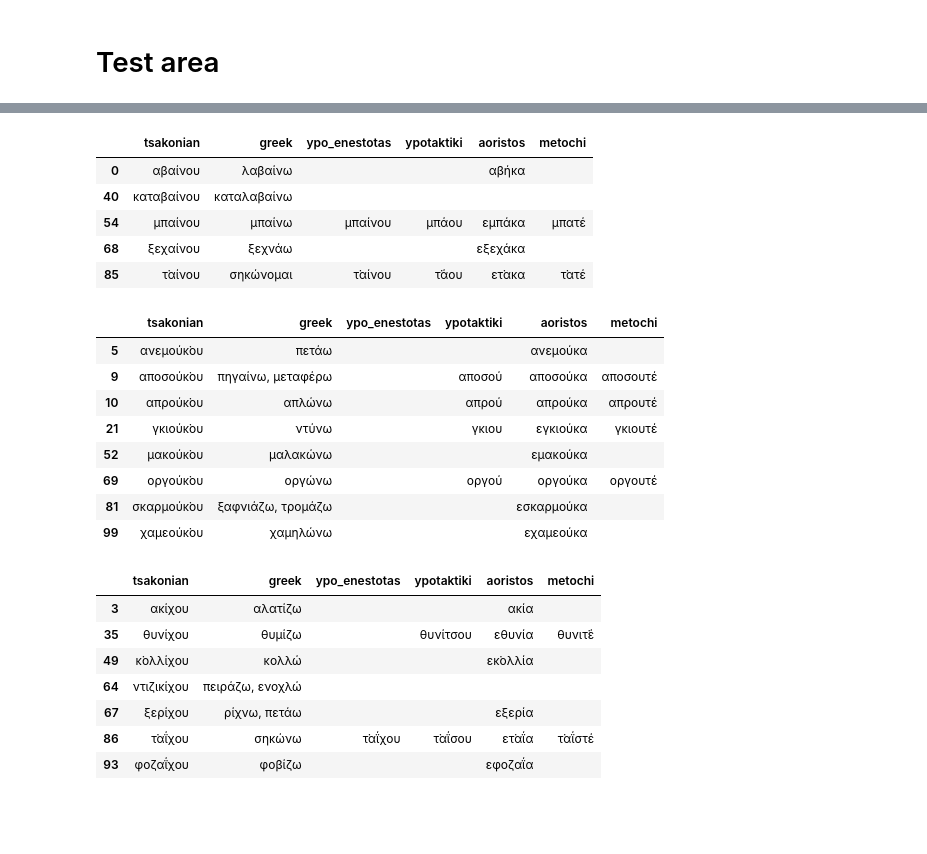
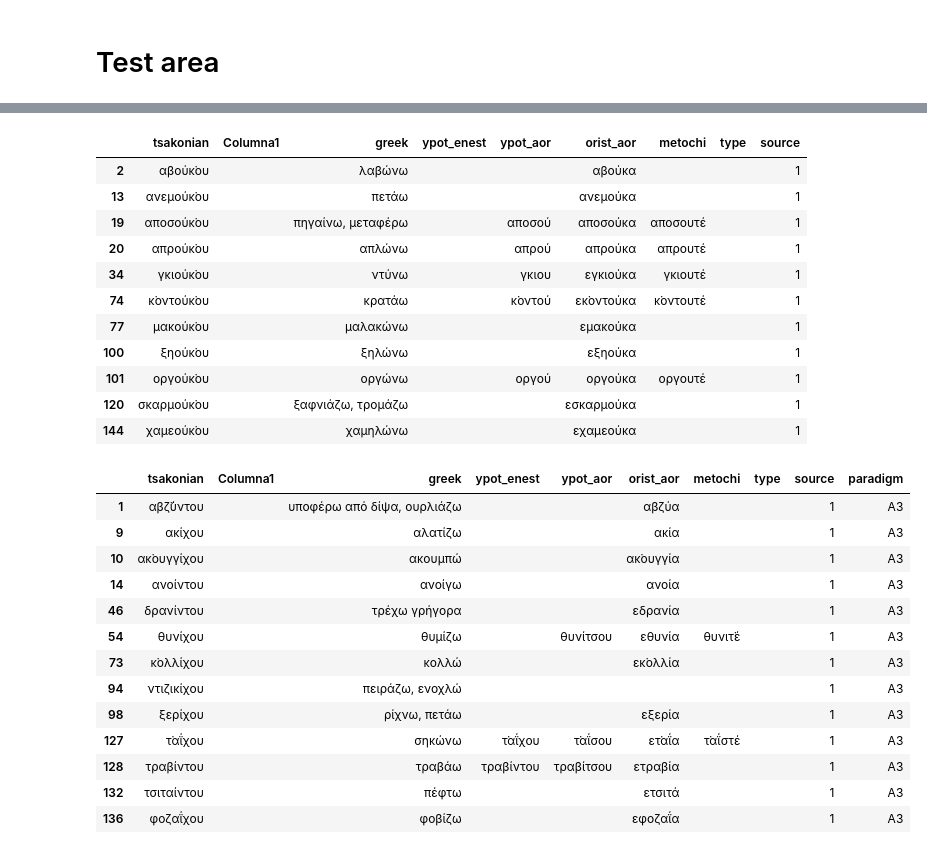
Before and after one commit to jgchaparro/TsakonianDB, a Jupyter notebook: TsakonianDB/tsakonian_db_compiler.ipynb, the cells around one changed output, grey strips where cells are left out. Saved outputs shown, nothing was run; the diff lists cells and outputs as text; code cells hidden in the pictures; blank space fills up the shorter version.

```diff
--- a/TsakonianDB/tsakonian_db_compiler.ipynb
+++ b/TsakonianDB/tsakonian_db_compiler.ipynb
@@ -104,41 +104,49 @@ df.head()
-# %%
-# -αίνου, =, -άου, (ε)-άκα
-ending = 'αίνου'
-df[df['tsakonian'].str.endswith(ending)]
-# %% [output]
-|  | tsakonian | greek | ypo_enestotas | ypotaktiki | aoristos | metochi |
-| 0 | αβαίνου | λαβαίνω |  |  | αβήκα |  |
-| 40 | καταβαίνου | καταλαβαίνω |  |  |  |  |
-| 54 | μπαίνου | μπαίνω | μπαίνου | μπάου | εμπάκα | μπατέ |
-| 68 | ξεχαίνου | ξεχνάω |  |  | εξεχάκα |  |
-| 85 | τ̇αίνου | σηκώνομαι | τ̇αίνου | τ̇άου | ετ̇ακα | τ̇ατέ |
 # %%
 # -ούκ̇ου, ?, -ού, (ε)-ούκα
 ending = 'ούκ̇ου'
-df[df['tsakonian'].str.endswith(ending)]
+paradigm = 'Α2'
+add = True
+display(df[df['tsakonian'].str.endswith(ending)])
+
+if add:
+    df.loc[df['tsakonian'].str.endswith(ending), 'paradigm'] = paradigm
 # %% [output]
-|  | tsakonian | greek | ypo_enestotas | ypotaktiki | aoristos | metochi |
-| 5 | ανεμούκ̇ου | πετάω |  |  | ανεμούκα |  |
-| 9 | αποσούκ̇ου | πηγαίνω, μεταφέρω |  | αποσού | αποσούκα | αποσουτέ |
-| 10 | απρούκ̇ου | απλώνω |  | απρού | απρούκα | απρουτέ |
-| 21 | γκιούκ̇ου | ντύνω |  | γκιου | εγκιούκα | γκιουτέ |
-| 52 | μακούκ̇ου | μαλακώνω |  |  | εμακούκα |  |
-| 69 | οργούκ̇ου | οργώνω |  | οργού | οργούκα | οργουτέ |
-| 81 | σκαρμούκ̇ου | ξαφνιάζω, τρομάζω |  |  | εσκαρμούκα |  |
-| 99 | χαμεούκ̇ου | χαμηλώνω |  |  | εχαμεούκα |  |
+|  | tsakonian | Columna1 | greek | ypot_enest | ypot_aor | orist_aor | metochi | type | source |
+| 2 | αβούκ̇ου |  | λαβώνω |  |  | αβούκα |  |  | 1 |
+| 13 | ανεμούκ̇ου |  | πετάω |  |  | ανεμούκα |  |  | 1 |
+| 19 | αποσούκ̇ου |  | πηγαίνω, μεταφέρω |  | αποσού | αποσούκα | αποσουτέ |  | 1 |
+| 20 | απρούκ̇ου |  | απλώνω |  | απρού | απρούκα | απρουτέ |  | 1 |
+| 34 | γκιούκ̇ου |  | ντύνω |  | γκιου | εγκιούκα | γκιουτέ |  | 1 |
+| 74 | κ̇οντούκ̇ου |  | κρατάω |  | κ̇οντού | εκ̇οντούκα | κ̇οντουτέ |  | 1 |
+| 77 | μακούκ̇ου |  | μαλακώνω |  |  | εμακούκα |  |  | 1 |
+| 100 | ξηούκ̇ου |  | ξηλώνω |  |  | εξηούκα |  |  | 1 |
+| 101 | οργούκ̇ου |  | οργώνω |  | οργού | οργούκα | οργουτέ |  | 1 |
+| 120 | σκαρμούκ̇ου |  | ξαφνιάζω, τρομάζω |  |  | εσκαρμούκα |  |  | 1 |
+| 144 | χαμεούκ̇ου |  | χαμηλώνω |  |  | εχαμεούκα |  |  | 1 |
 # %%
 # -ίχου, =?, ?, (ε)-ία
-ending = ('ίχου', 'ΐχου')
-df[df['tsakonian'].str.endswith(ending)]
+ending = ('ίχου', 'ΐχου', 'ντου')
+paradigm = 'Α3'
+add = True
+display(df[df['tsakonian'].str.endswith(ending)])
+
+if add:
+    df.loc[df['tsakonian'].str.endswith(ending), 'paradigm'] = paradigm
 # %% [output]
-|  | tsakonian | greek | ypo_enestotas | ypotaktiki | aoristos | metochi |
-| 3 | ακίχου | αλατίζω |  |  | ακία |  |
-| 35 | θυνίχου | θυμίζω |  | θυνίτσου | εθυνία | θυνιτ̇έ |
-| 49 | κ̇ολλίχου | κολλώ |  |  | εκ̇ολλία |  |
-| 64 | ντιζικίχου | πειράζω, ενοχλώ |  |  |  |  |
-| 67 | ξερίχου | ρίχνω, πετάω |  |  | εξερία |  |
-| 86 | τ̇αΐχου | σηκώνω | τ̇αΐχου | τ̇αΐσου | ετ̇αΐα | τ̇αΐστέ |
-| 93 | φοζαΐχου | φοβίζω |  |  | εφοζαΐα |  |
+|  | tsakonian | Columna1 | greek | ypot_enest | ypot_aor | orist_aor | metochi | type | source | paradigm |
+| 1 | αβζ̌ύντου |  | υποφέρω από δίψα, ουρλιάζω |  |  | αβζύα |  |  | 1 | Α3 |
+| 9 | ακίχου |  | αλατίζω |  |  | ακία |  |  | 1 | Α3 |
+| 10 | ακ̇ουγγίχου |  | ακουμπώ |  |  | ακ̇ουγγία |  |  | 1 | Α3 |
+| 14 | ανοίντου |  | ανοίγω |  |  | ανοία |  |  | 1 | Α3 |
+| 46 | δρανίντου |  | τρέχω γρήγορα |  |  | εδρανία |  |  | 1 | Α3 |
+| 54 | θυνίχου |  | θυμίζω |  | θυνίτσου | εθυνία | θυνιτ̇έ |  | 1 | Α3 |
+| 73 | κ̇ολλίχου |  | κολλώ |  |  | εκ̇ολλία |  |  | 1 | Α3 |
+| 94 | ντιζικίχου |  | πειράζω, ενοχλώ |  |  |  |  |  | 1 | Α3 |
+| 98 | ξερίχου |  | ρίχνω, πετάω |  |  | εξερία |  |  | 1 | Α3 |
+| 127 | τ̇αΐχου |  | σηκώνω | τ̇αΐχου | τ̇αΐσου | ετ̇αΐα | τ̇αΐστέ |  | 1 | Α3 |
+| 128 | τραβίντου |  | τραβάω | τραβίντου | τραβίτσου | ετραβία |  |  | 1 | Α3 |
+| 132 | τσιταίντου |  | πέφτω |  |  | ετσιτά |  |  | 1 | Α3 |
+| 136 | φοζαΐχου |  | φοβίζω |  |  | εφοζαΐα |  |  | 1 | Α3 |
 # %%
 # -ί/άνου, -ί/άνου, -ι/αού, (ε)-α/ίκα
 ending = 'νου'
```
Also changed, not shown: parts of 17 cells of this notebook, 6 other files.
